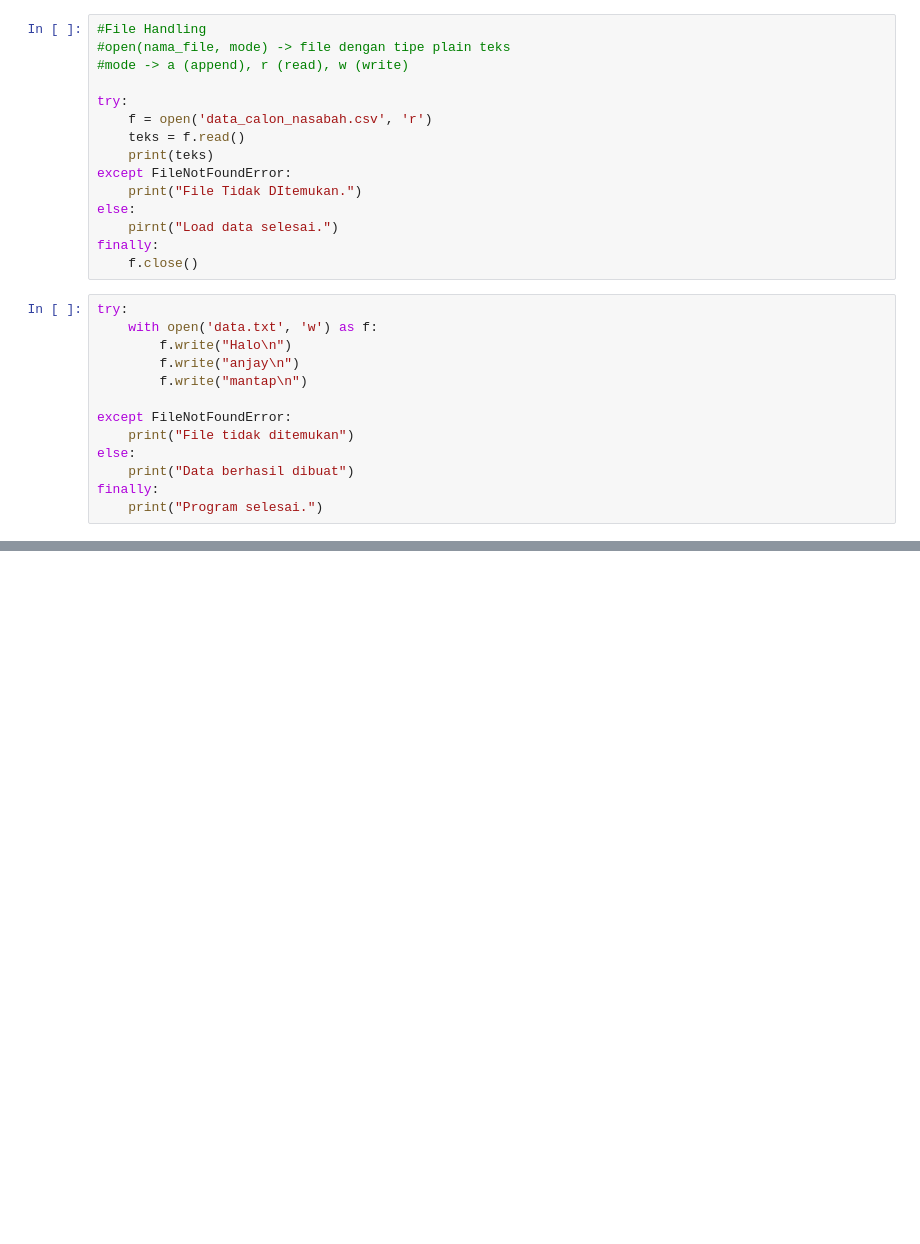
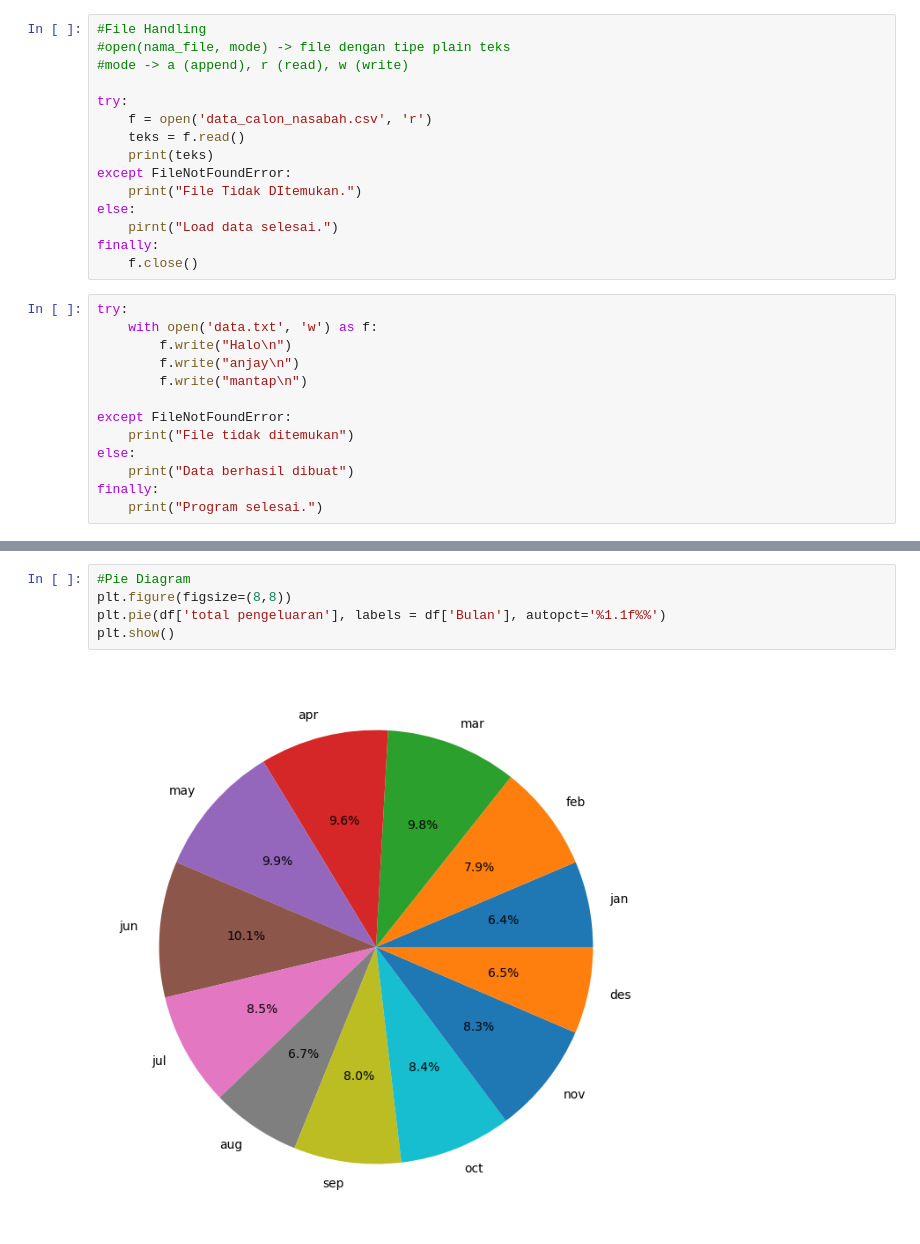
Before and after one commit to nimuruu/DASPROG, a Jupyter notebook: Exception.ipynb, the cells around one changed output, grey strips where cells are left out. Saved outputs shown, nothing was run; the diff lists cells and outputs as text; blank space fills up the shorter version.

```diff
--- a/Exception.ipynb
+++ b/Exception.ipynb
@@ -122,0 +184,7 @@ finally:
+# %%
+#Pie Diagram
+plt.figure(figsize=(8,8))
+plt.pie(df['total pengeluaran'], labels = df['Bulan'], autopct='%1.1f%%')
+plt.show()
+# %% [output]
+[figure, added]
```
Also changed, not shown: parts of 4 cells of this notebook, 1 other file.
